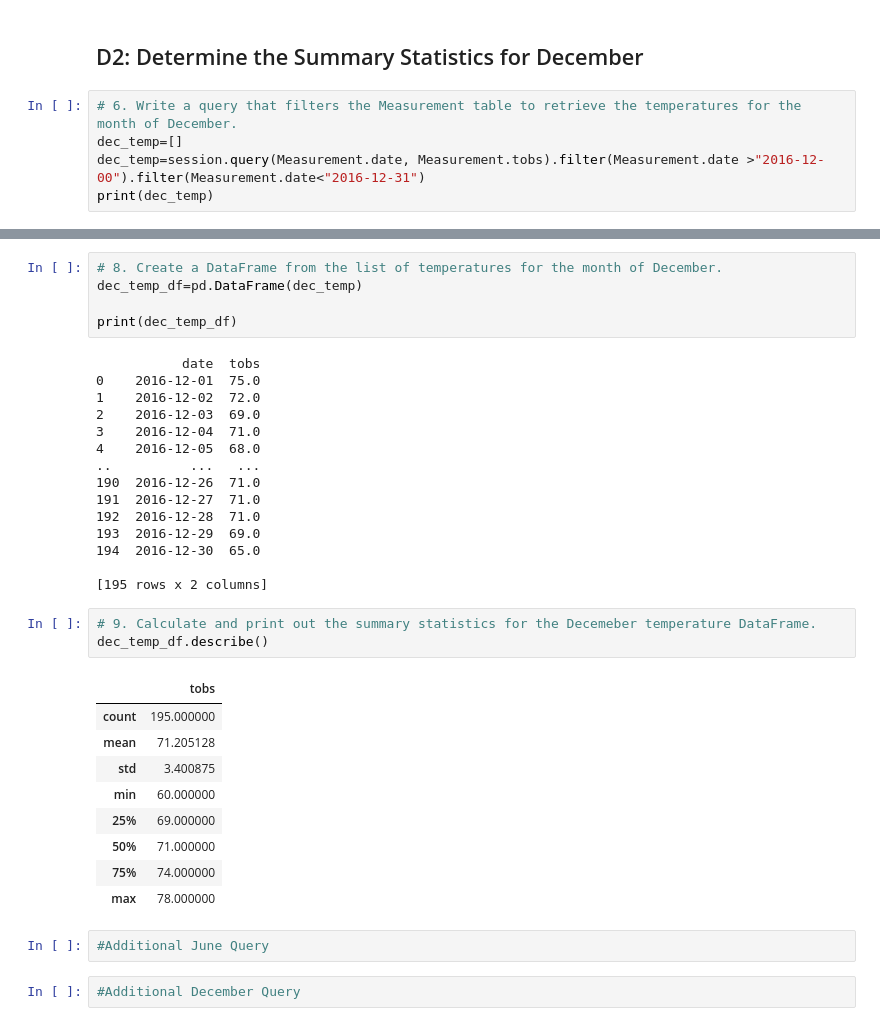
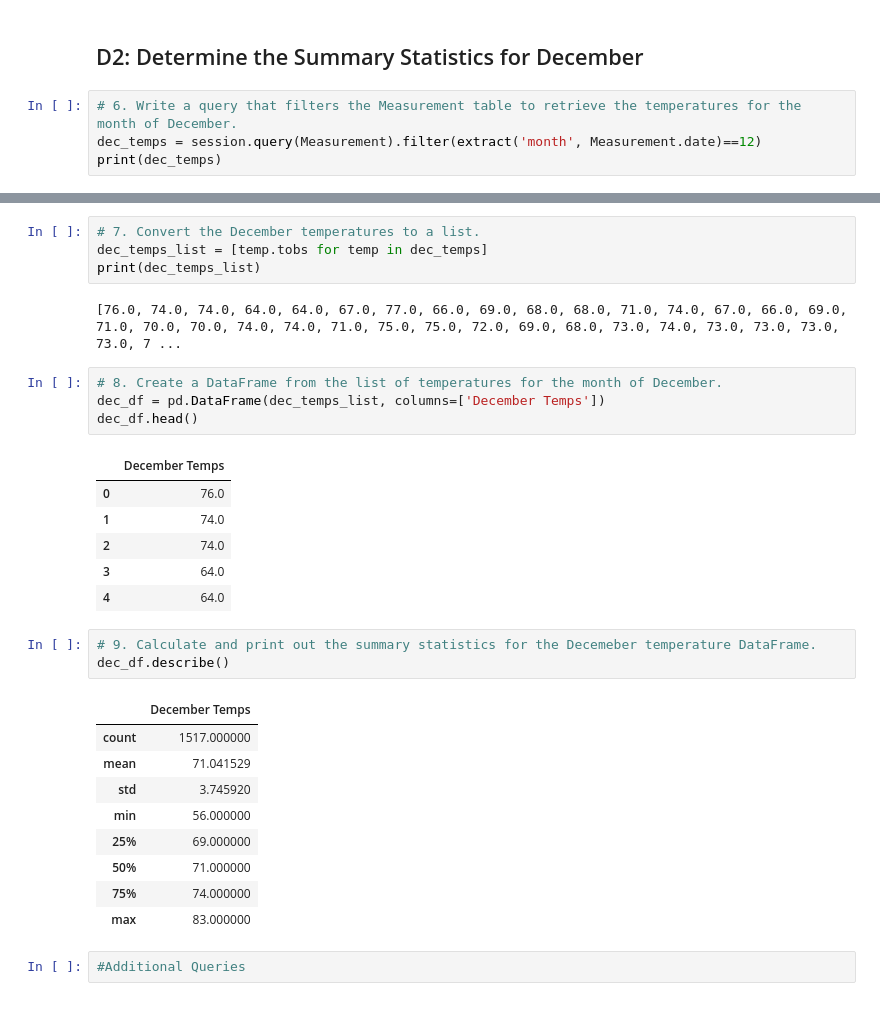
Before and after one commit to kristenmaskery/surfs_up, a Jupyter notebook: SurfsUp_Challenge.ipynb, the cells around one changed output, grey strips where cells are left out. Cells and saved outputs as stored; diff of their text form.

```diff
--- a/SurfsUp_Challenge.ipynb
+++ b/SurfsUp_Challenge.ipynb
@@ -83,7 +75,6 @@ june_temp_df.describe()
 ## D2: Determine the Summary Statistics for December
 # %%
 # 6. Write a query that filters the Measurement table to retrieve the temperatures for the month of December.
-dec_temp=[]
-dec_temp=session.query(Measurement.date, Measurement.tobs).filter(Measurement.date >"2016-12-00").filter(Measurement.date<"2016-12-31")
-print(dec_temp)
+dec_temps = session.query(Measurement).filter(extract('month', Measurement.date)==12)
+print(dec_temps)
 # %% [output]
@@ -100,37 +84,32 @@ print(dec_temp)
+# %%
+# 7. Convert the December temperatures to a list.
+dec_temps_list = [temp.tobs for temp in dec_temps]
+print(dec_temps_list)
+# %% [output]
+[76.0, 74.0, 74.0, 64.0, 64.0, 67.0, 77.0, 66.0, 69.0, 68.0, 68.0, 71.0, 74.0, 67.0, 66.0, 69.0, 71.0, 70.0, 70.0, 74.0, 74.0, 71.0, 75.0, 75.0, 72.0, 69.0, 68.0, 73.0, 74.0, 73.0, 73.0, 73.0, 73.0, 7 ...
 # %%
 # 8. Create a DataFrame from the list of temperatures for the month of December.
-dec_temp_df=pd.DataFrame(dec_temp)
-
-print(dec_temp_df)
+dec_df = pd.DataFrame(dec_temps_list, columns=['December Temps'])
+dec_df.head()
 # %% [output]
-           date  tobs
-0    2016-12-01  75.0
-1    2016-12-02  72.0
-2    2016-12-03  69.0
-3    2016-12-04  71.0
-4    2016-12-05  68.0
-..          ...   ...
-190  2016-12-26  71.0
-191  2016-12-27  71.0
-192  2016-12-28  71.0
-193  2016-12-29  69.0
-194  2016-12-30  65.0
-
-[195 rows x 2 columns]
+|  | December Temps |
+| 0 | 76.0 |
+| 1 | 74.0 |
+| 2 | 74.0 |
+| 3 | 64.0 |
+| 4 | 64.0 |
 # %%
 # 9. Calculate and print out the summary statistics for the Decemeber temperature DataFrame.
-dec_temp_df.describe()
+dec_df.describe()
 # %% [output]
-|  | tobs |
-| count | 195.000000 |
-| mean | 71.205128 |
-| std | 3.400875 |
-| min | 60.000000 |
+|  | December Temps |
+| count | 1517.000000 |
+| mean | 71.041529 |
+| std | 3.745920 |
+| min | 56.000000 |
 | 25% | 69.000000 |
 | 50% | 71.000000 |
 | 75% | 74.000000 |
-| max | 78.000000 |
+| max | 83.000000 |
 # %%
-#Additional June Query
+#Additional Queries
-# %%
-#Additional December Query
```
Also changed, not shown: parts of 15 cells of this notebook.
